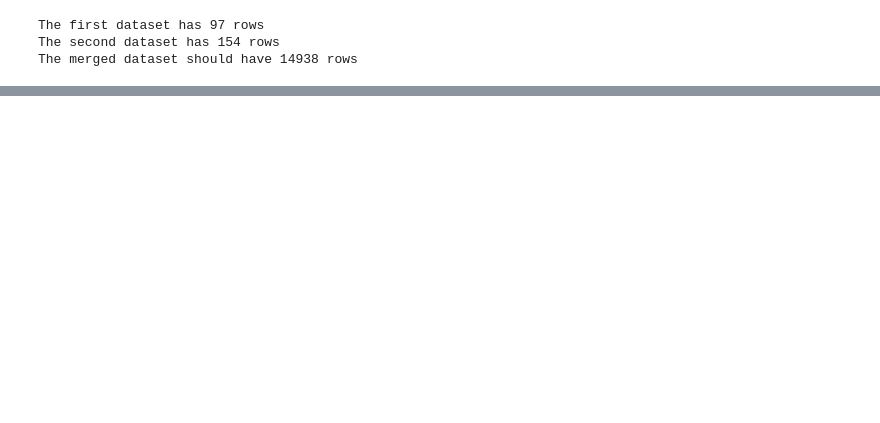
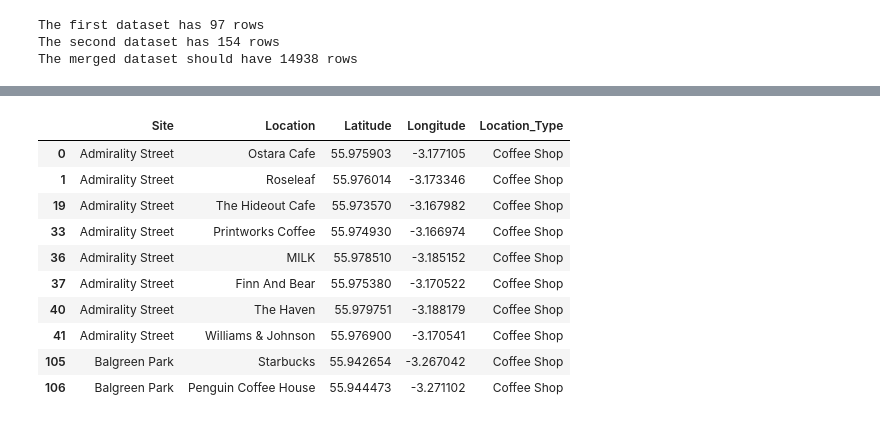
Before and after one commit to hollytibble/Coursera_Capstone, a Jupyter notebook: Holly's Data Science Capstone Project.ipynb, the cells around one changed output, grey strips where cells are left out. Drawn from its saved outputs; the diff is of its cells as text; code cells hidden in the pictures; blank space fills up the shorter version.

```diff
--- a/Holly's Data Science Capstone Project.ipynb
+++ b/Holly's Data Science Capstone Project.ipynb
@@ -116,8 +121,0 @@ df.head()
-# %%
-# Make a df of the playareas, keeping only unique sites
-df_playareas=df[['Site','PlayArea_Location','nearest_toilet_km']]
-df_playareas.rename(columns={'Site':'Location'},inplace=True)
-df_playareas.sort_values(by=['Location','nearest_toilet_km'], ascending=True, axis=0, inplace=True)
-df_playareas['Location_Type']='Play Area'
-df_playareas = df_playareas.groupby('Location', axis=0).first()
-df_playareas.head()
@@ -145,5 +121,0 @@ See the caveats in the documentation: https://pandas.pydata.org/pandas-docs/stab
-# %%
-# Split the coordinates into latitude and longitude, as the next function will need
-df_playareas[['Latitude','Longitude']]=df_playareas['PlayArea_Location'].str.split(',', expand=True)
-df_playareas=df_playareas.drop('PlayArea_Location', axis=1)
-df_playareas.head()
@@ -183,17 +126,19 @@ def getNearbyVenues(names, latitudes, longitudes):
 
     venues_list=[]
     for name, lat, lng in zip(names, latitudes, longitudes):
+        print(name)
         url = 'https://api.foursquare.com/v2/venues/explore?&client_id=PBIUIPDGY42UF5KTZOLDQI1DDLGCSYDTTC54CN5QVSI4KV0L&client_secret=KZ4S0TCURB2O2MP4AOQTC3CBXKTE54KG1VCVKPHHS5EH4IYB&v=20180605&ll={},{}&radius=1000&limit=50'.format(
             lat, lng)
         results = requests.get(url).json()["response"]['groups'][0]['items']
-        venues_list.append([(
+        venues_list.append([(name,
             v['venue']['name'],
             v['venue']['location']['lat'],
             v['venue']['location']['lng'],
             v['venue']['categories'][0]['name']) for v in results])
-        nearby_venues = pd.DataFrame([item for venue_list in venues_list for item in venue_list])
-        nearby_venues.columns = ['Location',
-                  'Latitude',
-                  'Longitude',
-                  'Category']
+    nearby_venues = pd.DataFrame([item for venue_list in venues_list for item in venue_list])
+    nearby_venues.columns = ['Site',
+                                 'Location',
+                                 'Venue Latitude',
+                                 'Venue Longitude',
+                                 'Category']
     return(nearby_venues)
@@ -219,6 +174,18 @@ KeyError: 'groups'
 # %%
-# We are only interested in coffee shops and cafes
-playarea_venues=playarea_venues[playarea_venues['Category'].isin(["Café","Coffee Shop"])]
-playarea_venues=playarea_venues.drop('Category', axis=1)
-playarea_venues['Location_Type']=;Coffee Shop'
-playarea_venues.head(10)
+# First, we are only interested in coffee shops and cafes
+coffee_venues=venues[venues['Category'].isin(["Café","Coffee Shop"])]
+coffee_venues=coffee_venues.drop('Category', axis=1)
+coffee_venues['Location_Type']='Coffee Shop'
+coffee_venues.head(10)
+# %% [output]
+|  | Site | Location | Latitude | Longitude | Location_Type |
+| 0 | Admirality Street | Ostara Cafe | 55.975903 | -3.177105 | Coffee Shop |
+| 1 | Admirality Street | Roseleaf | 55.976014 | -3.173346 | Coffee Shop |
+| 19 | Admirality Street | The Hideout Cafe | 55.973570 | -3.167982 | Coffee Shop |
+| 33 | Admirality Street | Printworks Coffee | 55.974930 | -3.166974 | Coffee Shop |
+| 36 | Admirality Street | MILK | 55.978510 | -3.185152 | Coffee Shop |
+| 37 | Admirality Street | Finn And Bear | 55.975380 | -3.170522 | Coffee Shop |
+| 40 | Admirality Street | The Haven | 55.979751 | -3.188179 | Coffee Shop |
+| 41 | Admirality Street | Williams & Johnson | 55.976900 | -3.170541 | Coffee Shop |
+| 105 | Balgreen Park | Starbucks | 55.942654 | -3.267042 | Coffee Shop |
+| 106 | Balgreen Park | Penguin Coffee House | 55.944473 | -3.271102 | Coffee Shop |
```
Also changed, not shown: parts of 26 cells of this notebook.
